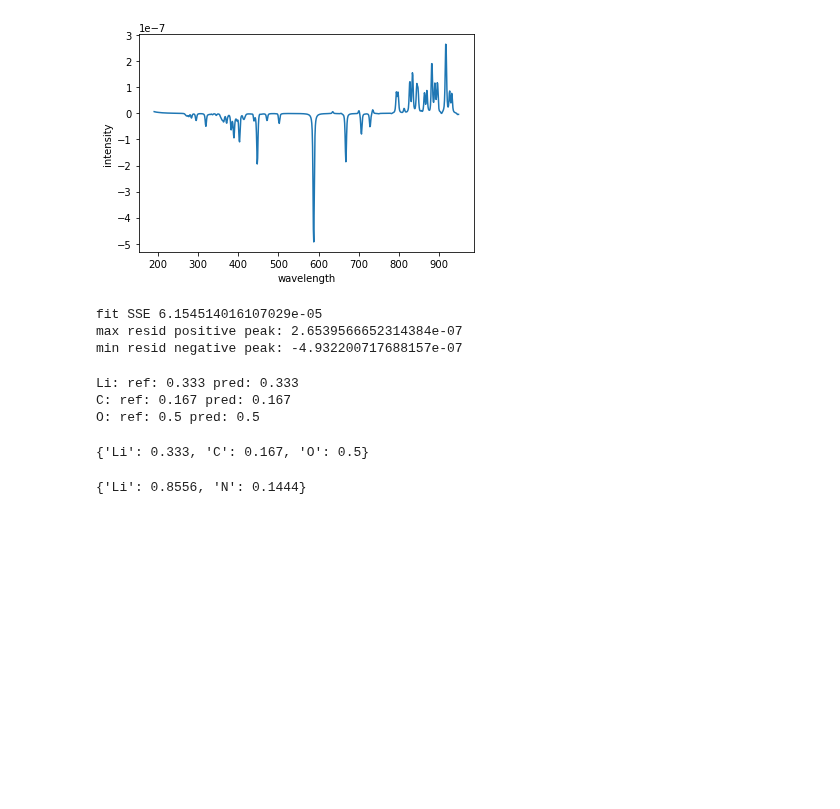
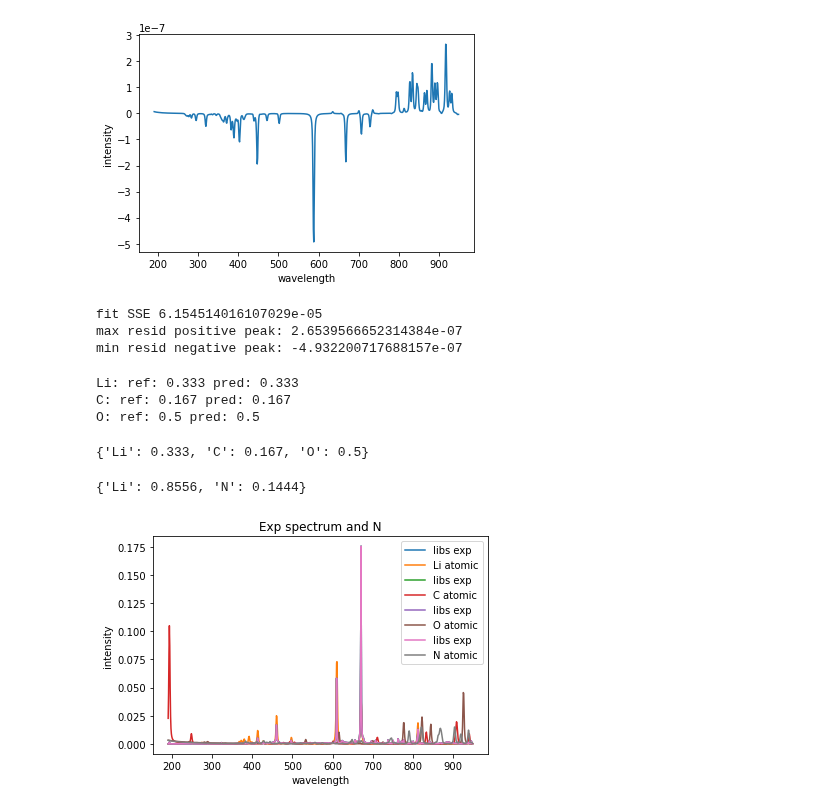
Before and after one commit to MWhitta/phaseMAP, a Jupyter notebook: Model_Test.ipynb, the cells around one changed output. Saved outputs shown, nothing was run; the diff lists cells and outputs as text; code cells hidden in the pictures; blank space fills up the shorter version.

Commit message:
atomic overlays on libs gun spectrum

```diff
--- a/Model_Test.ipynb
+++ b/Model_Test.ipynb
@@ -429,3 +429,38 @@ fit_dict = fit_spec(libs_spec)
 fit_dict
 # %% [output]
 {'Li': 0.8556, 'N': 0.1444}
+# %%
+#put libs spec in same scale as atomic spectra
+libs_wave = libs_spec[:,0]
+libs_intens = libs_spec[:,1]
+wave_dict = {wl:0 for wl in wave}
+for i in range(len(libs_wave)):
+    int_wl = np.round(libs_wave[i],0)
+    if int_wl in wave_dict:
+        wave_dict[int_wl] += libs_intens[i]
+x_spec = np.array([])
+for wl, intens in wave_dict.items():
+    x_spec = np.append(x_spec, intens)
+x_spec /= np.sum(x_spec)
+# %%
+#generate atomic spectra array el_spec
+spec_maker = spectrum_maker()
+el_spec = np.zeros((max_z,760))
+for i in range(max_z):
+    fracs_dict = {el_symbol[i]:1}
+    wave, el_spec[i], spec_dict = spec_maker.make_spectra(fracs_dict)
+# %%
+#Plot experimental spectrum with atomic spectra overlays
+plot_el = np.array(['Li', 'C', 'O', 'N'])
+fig, ax = plt.subplots(1,4)
+for el in plot_el:
+    plt.plot(wave, x_spec, label = 'libs exp')
+    label = f"{el} atomic"
+    plt.plot(wave,el_spec[el_index[el]], label = label)
+    plt.xlabel('wavelength')
+    plt.ylabel('intensity')
+    plt.title(f'Exp spectrum and {el}')
+    plt.legend()
+    plt.show
+# %% [output]
+[figure, added]
```
Also changed, not shown: parts of 4 cells of this notebook.
